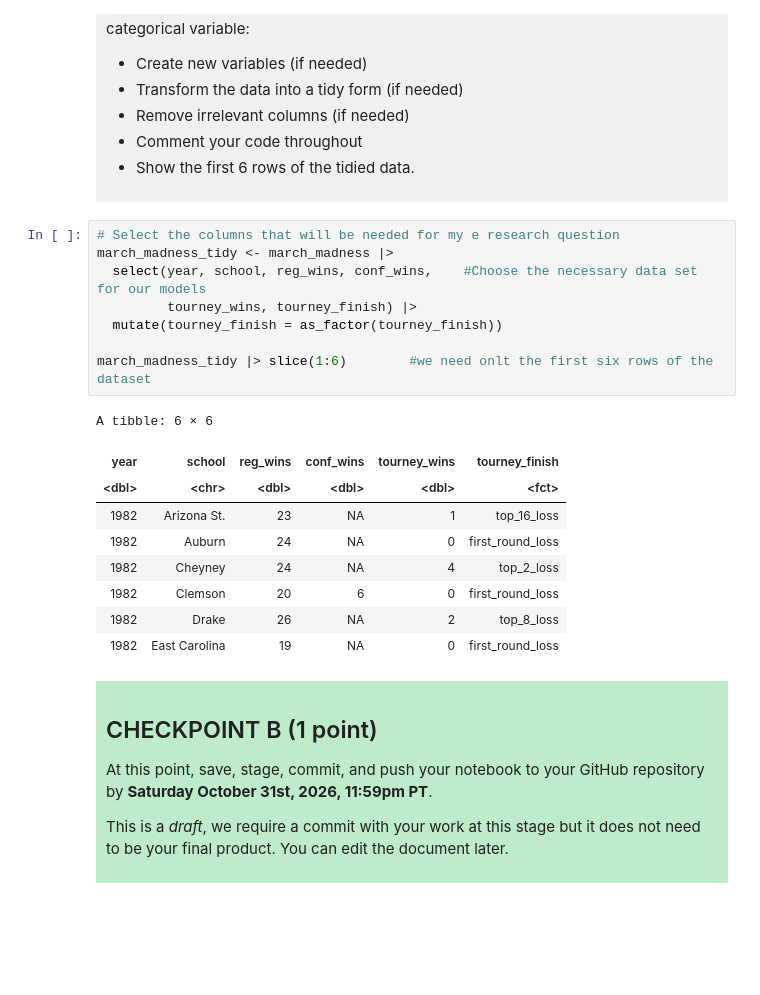
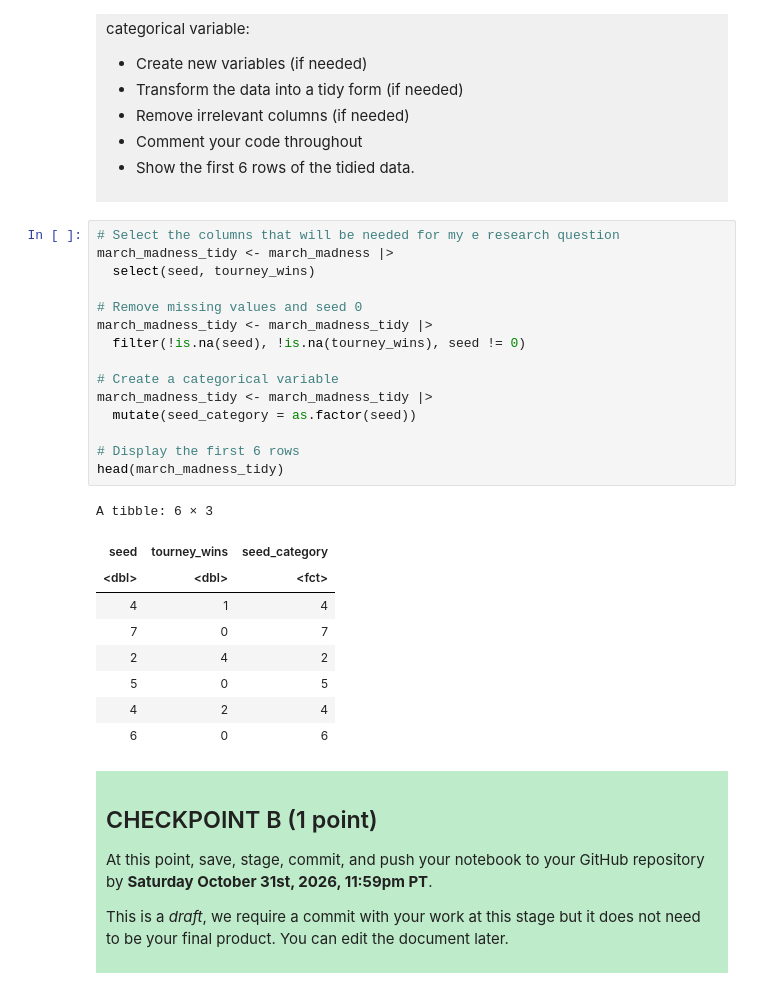
Before and after one commit to GaurJ5/dsci-100-project-gaurish-jain, a Jupyter notebook: dsci-100-project-notebook.ipynb, the cells around one changed output. Drawn from its saved outputs; the diff is of its cells as text; blank space fills up the shorter version.

```diff
--- a/dsci-100-project-notebook.ipynb
+++ b/dsci-100-project-notebook.ipynb
@@ -212,21 +222,28 @@ Produce a tidy data set that could be used to answer your research question usin
 # %%
 # Select the columns that will be needed for my e research question
 march_madness_tidy <- march_madness |>
-  select(year, school, reg_wins, conf_wins,    #Choose the necessary data set for our models
-         tourney_wins, tourney_finish) |>
-  mutate(tourney_finish = as_factor(tourney_finish))
+  select(seed, tourney_wins)
 
-march_madness_tidy |> slice(1:6)        #we need onlt the first six rows of the dataset
+# Remove missing values and seed 0
+march_madness_tidy <- march_madness_tidy |>
+  filter(!is.na(seed), !is.na(tourney_wins), seed != 0)
+
+# Create a categorical variable
+march_madness_tidy <- march_madness_tidy |>
+  mutate(seed_category = as.factor(seed))
+
+# Display the first 6 rows
+head(march_madness_tidy)
 # %% [output]
-A tibble: 6 × 6
+A tibble: 6 × 3
-| year | school | reg_wins | conf_wins | tourney_wins | tourney_finish |
-| <dbl> | <chr> | <dbl> | <dbl> | <dbl> | <fct> |
-| 1982 | Arizona St. | 23 | NA | 1 | top_16_loss |
-| 1982 | Auburn | 24 | NA | 0 | first_round_loss |
-| 1982 | Cheyney | 24 | NA | 4 | top_2_loss |
-| 1982 | Clemson | 20 | 6 | 0 | first_round_loss |
-| 1982 | Drake | 26 | NA | 2 | top_8_loss |
-| 1982 | East Carolina | 19 | NA | 0 | first_round_loss |
+| seed | tourney_wins | seed_category |
+| <dbl> | <dbl> | <fct> |
+| 4 | 1 | 4 |
+| 7 | 0 | 7 |
+| 2 | 4 | 2 |
+| 5 | 0 | 5 |
+| 4 | 2 | 4 |
+| 6 | 0 | 6 |
 # %% [markdown]
 <div style="background-color: #beebca; padding: 10px;">
 
```
Also changed, not shown: parts of 18 cells of this notebook.
